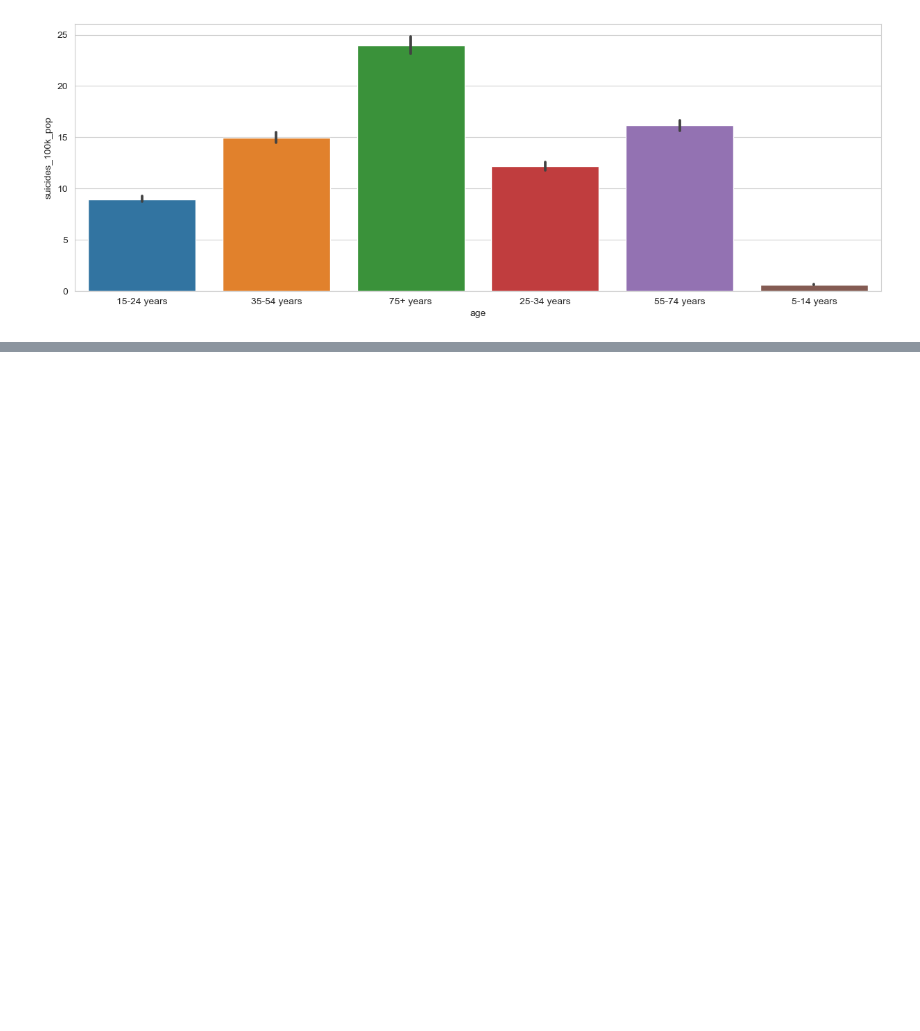
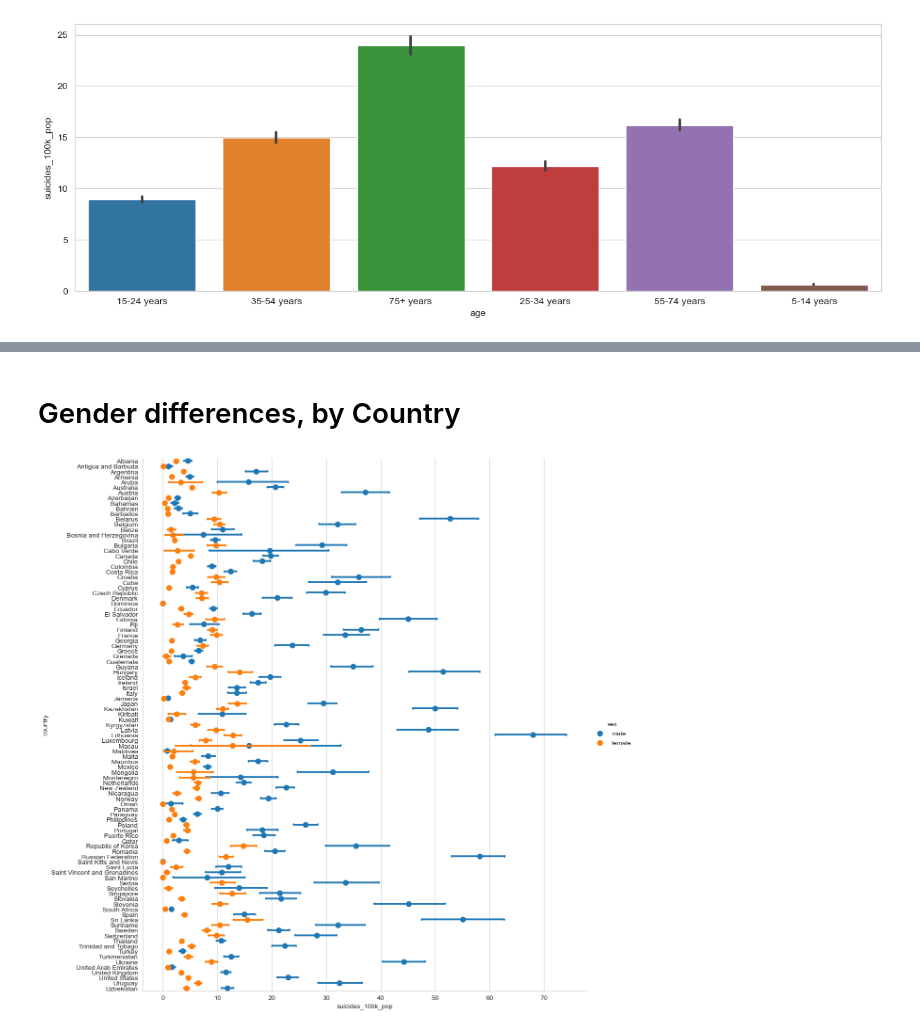
Before and after one commit to HamzaEnsar/SuicideDataset_Analysis, a Jupyter notebook: Suicide_Analysis.ipynb, the cells around one changed output, grey strips where cells are left out. Cells and saved outputs as stored; diff of their text form; code cells hidden in the pictures; blank space fills up the shorter version.

```diff
--- a/Suicide_Analysis.ipynb
+++ b/Suicide_Analysis.ipynb
@@ -368,0 +283,6 @@ plt.show()
+# %% [markdown]
+# Gender differences, by Country
+# %%
+sns.catplot(x='suicides_100k_pop', y='country', data=df1, kind='point',hue='sex', dodge=True, join=False, capsize=0.1, height=12);
+# %% [output]
+[figure, added]
```
Also changed, not shown: parts of 37 cells of this notebook.
